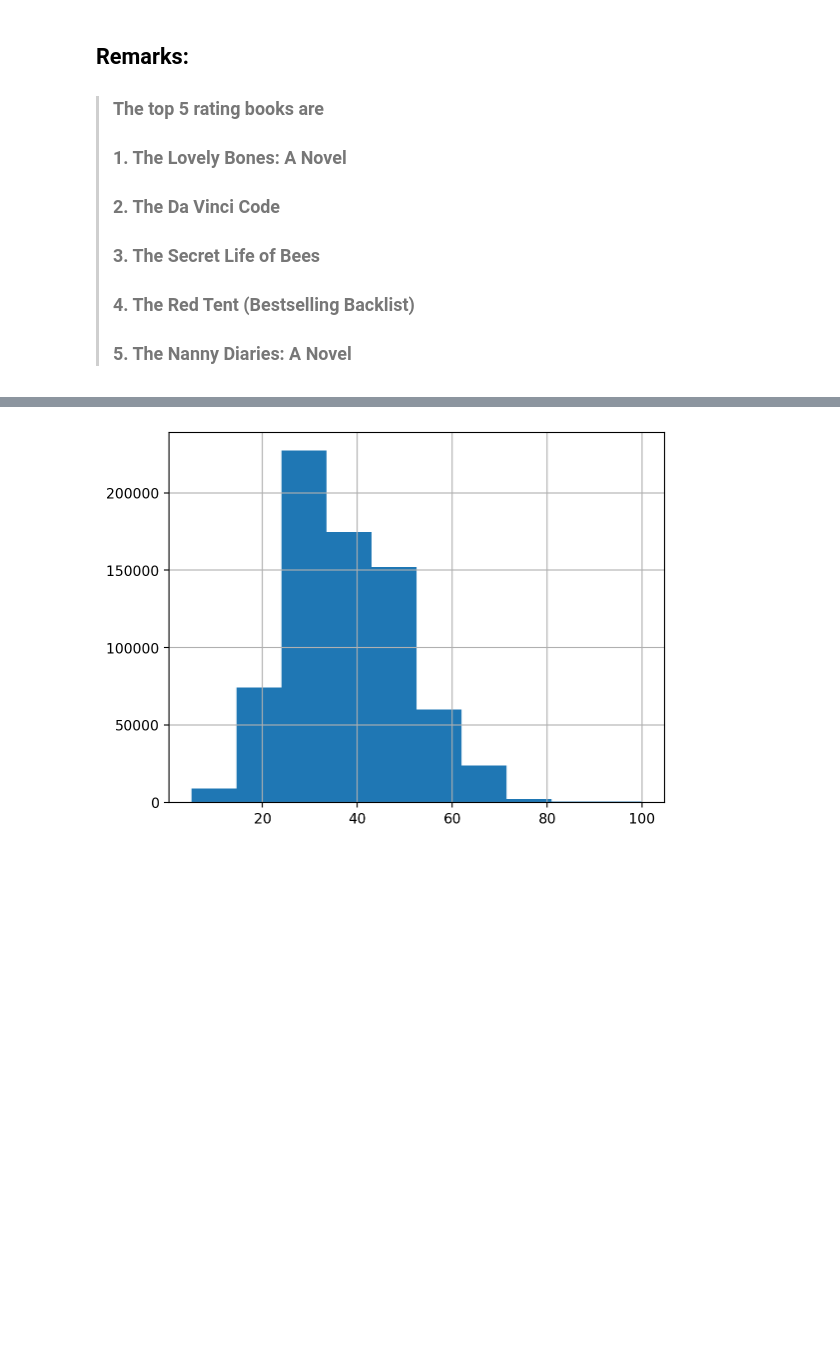
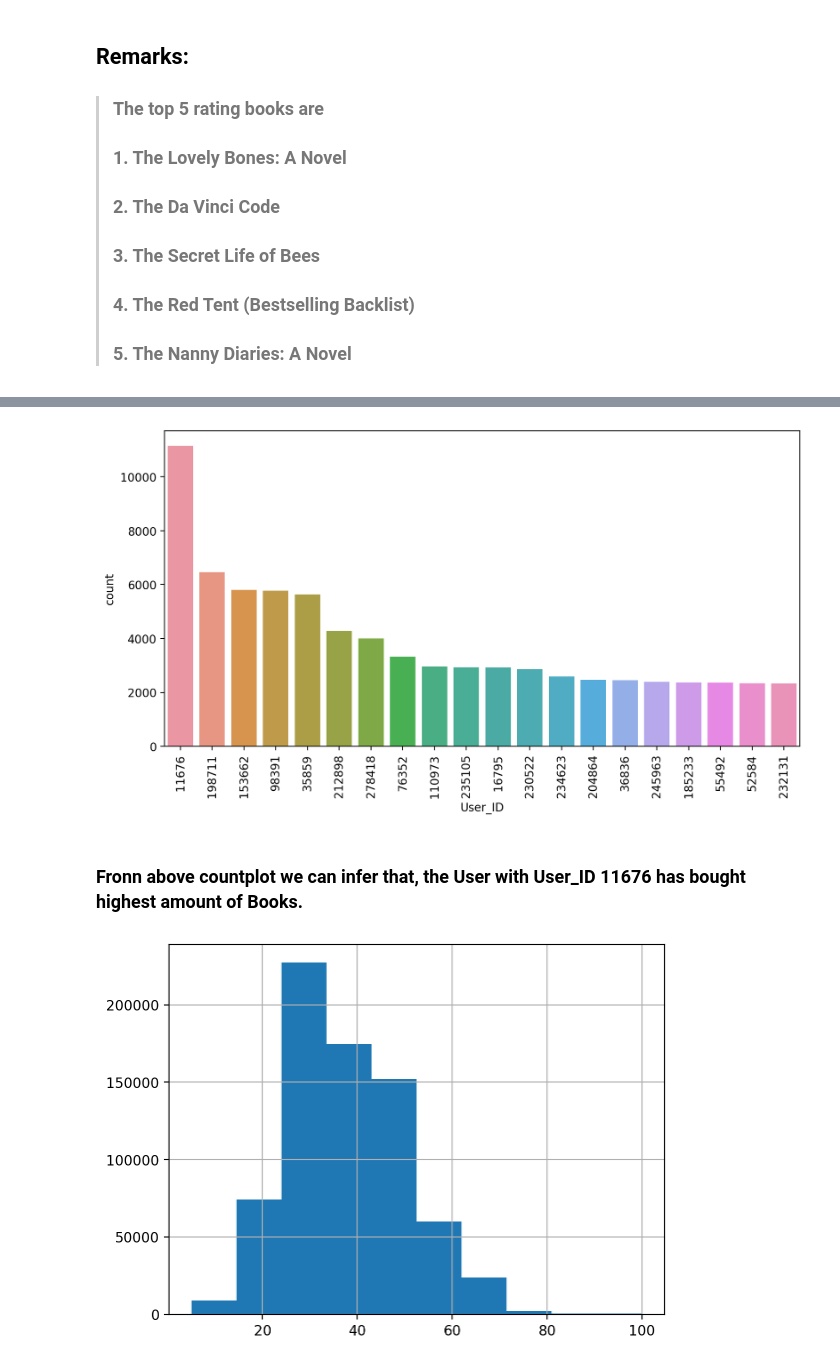
Before and after one commit to diptiranjan1998/Book-Recommendation-system, a Jupyter notebook: Book_Recommendation_System.ipynb, the cells around one changed output, grey strips where cells are left out. Saved outputs shown, nothing was run; the diff lists cells and outputs as text; code cells hidden in the pictures; blank space fills up the shorter version.

```diff
--- a/Book_Recommendation_System.ipynb
+++ b/Book_Recommendation_System.ipynb
@@ -992,3 +986,12 @@ rating_status_df.head(2)
+# %%
+plt.figure(figsize= (10,5))
+sns.countplot(x= df.User_ID, order= df.User_ID.value_counts().iloc[:20].index)
+plt.xticks(rotation= 90)
+plt.show()
+# %% [output]
+[figure, added]
+# %% [markdown]
+### Fronn above countplot we can infer that, the User with User_ID **11676** has bought highest amount of Books.
 # %%
 plt.hist(df[df.Age != 32].Age)
 plt.grid(True)
```
Also changed, not shown: parts of 3 cells of this notebook.
